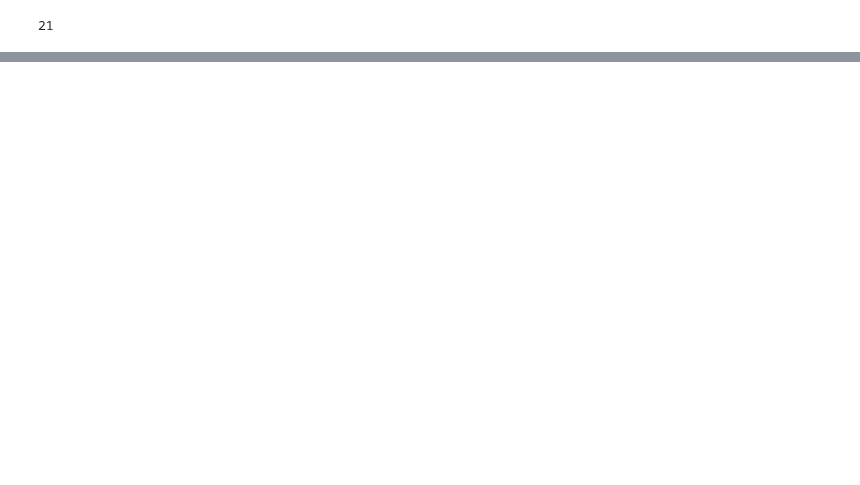
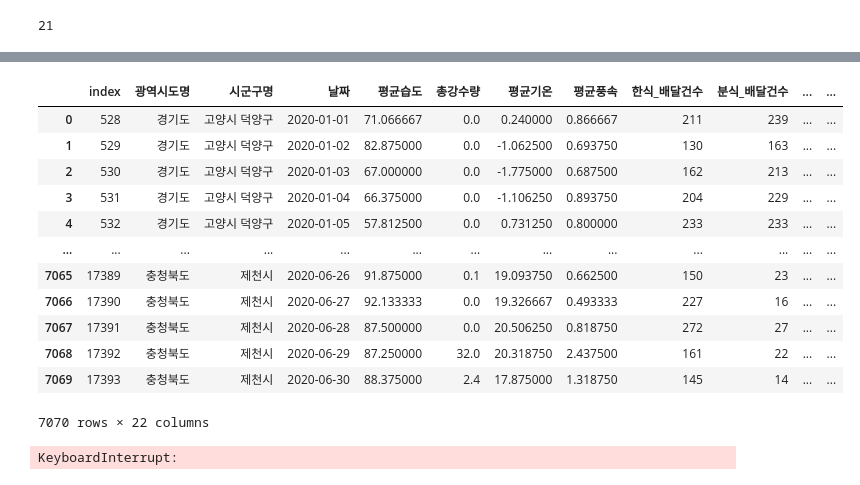
Before and after one commit to angelless00/KDT, a Jupyter notebook: 프로젝트/1024 배달현황/data.ipynb, the cells around one changed output, grey strips where cells are left out. Saved outputs shown, nothing was run; the diff lists cells and outputs as text; code cells hidden in the pictures; blank space fills up the shorter version.

```diff
--- a/프로젝트/1024 배달현황/data.ipynb
+++ b/프로젝트/1024 배달현황/data.ipynb
@@ -90,0 +104,25 @@ dataDF.to_csv('최종.csv',index=False)
+# %%
+for i in dataDF.index:
+    cnt=0
+    for data in dataDF.loc[i]:
+       if data==0: cnt+=1
+       if cnt>8:
+           dataDF.drop(index=i,axis=1,inplace=True)
+           break
+dataDF.reset_index()
+# %%
+dataDF.reset_index()
+# %% [output]
+|  | index | 광역시도명 | 시군구명 | 날짜 | 평균습도 | 총강수량 | 평균기온 | 평균풍속 | 한식_배달건수 | 분식_배달건수 | ... | ... |
+| 0 | 528 | 경기도 | 고양시 덕양구 | 2020-01-01 | 71.066667 | 0.0 | 0.240000 | 0.866667 | 211 | 239 | ... | ... |
+| 1 | 529 | 경기도 | 고양시 덕양구 | 2020-01-02 | 82.875000 | 0.0 | -1.062500 | 0.693750 | 130 | 163 | ... | ... |
+| 2 | 530 | 경기도 | 고양시 덕양구 | 2020-01-03 | 67.000000 | 0.0 | -1.775000 | 0.687500 | 162 | 213 | ... | ... |
+| 3 | 531 | 경기도 | 고양시 덕양구 | 2020-01-04 | 66.375000 | 0.0 | -1.106250 | 0.893750 | 204 | 229 | ... | ... |
+| 4 | 532 | 경기도 | 고양시 덕양구 | 2020-01-05 | 57.812500 | 0.0 | 0.731250 | 0.800000 | 233 | 233 | ... | ... |
+| ... | ... | ... | ... | ... | ... | ... | ... | ... | ... | ... | ... | ... |
+| 7065 | 17389 | 충청북도 | 제천시 | 2020-06-26 | 91.875000 | 0.1 | 19.093750 | 0.662500 | 150 | 23 | ... | ... |
+| 7066 | 17390 | 충청북도 | 제천시 | 2020-06-27 | 92.133333 | 0.0 | 19.326667 | 0.493333 | 227 | 16 | ... | ... |
+| 7067 | 17391 | 충청북도 | 제천시 | 2020-06-28 | 87.500000 | 0.0 | 20.506250 | 0.818750 | 272 | 27 | ... | ... |
+| 7068 | 17392 | 충청북도 | 제천시 | 2020-06-29 | 87.250000 | 32.0 | 20.318750 | 2.437500 | 161 | 22 | ... | ... |
+| 7069 | 17393 | 충청북도 | 제천시 | 2020-06-30 | 88.375000 | 2.4 | 17.875000 | 1.318750 | 145 | 14 | ... | ... |
+7070 rows × 22 columns
@@ -90,0 +131,12 @@ dataDF.to_csv('최종.csv',index=False)
+# %%
+# 데이터가 부족한 도시 제거
+for i in dataDF.index:
+    cnt=0
+    for data in dataDF.loc[i]:
+       if data==0: cnt+=1
+       if cnt>8:
+           dataDF.drop(index=i,axis=1,inplace=True)
+           break
+dataDF.reset_index(inplace=True)
+# %% [output]
+KeyboardInterrupt:
```
Also changed, not shown: parts of 6 cells of this notebook, 9 other files.
